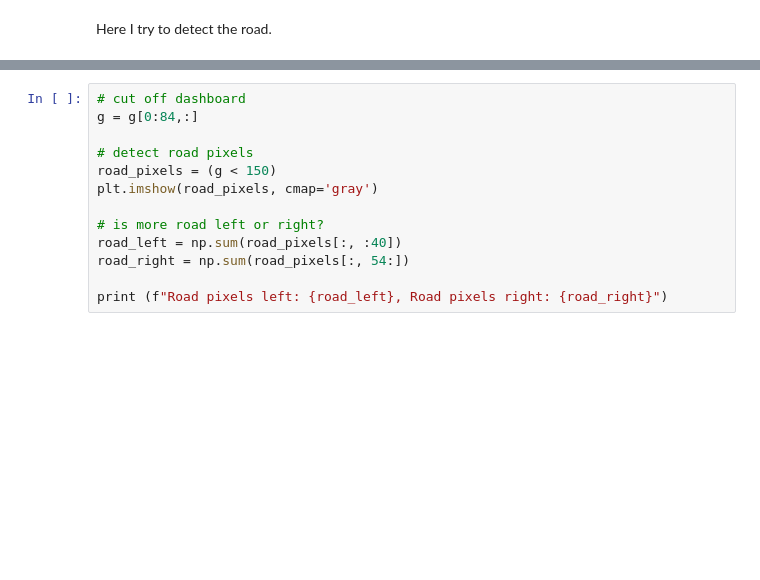
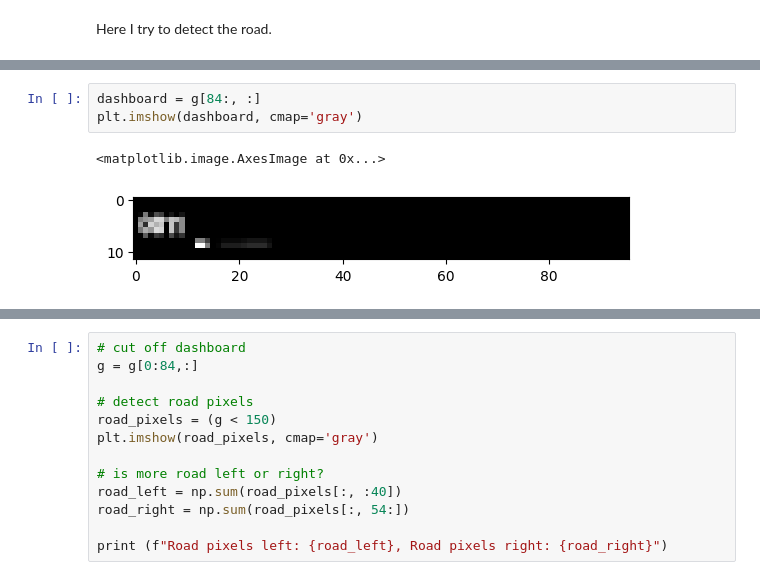
Before and after one commit to mhahsler/Introduction_to_Reinforcement_Learning, a Jupyter notebook: DRL/competition_race_car.ipynb, the cells around one changed output, grey strips where cells are left out. Cells and saved outputs as stored; diff of their text form; blank space fills up the shorter version.

```diff
--- a/DRL/competition_race_car.ipynb
+++ b/DRL/competition_race_car.ipynb
@@ -197,0 +209,6 @@ plt.imshow(g, cmap='gray')
+# %%
+dashboard = g[84:, :]
+plt.imshow(dashboard, cmap='gray')
+# %% [output]
+<matplotlib.image.AxesImage at 0x...>
+[figure, added]
```
Also changed, not shown: parts of 8 cells of this notebook.
